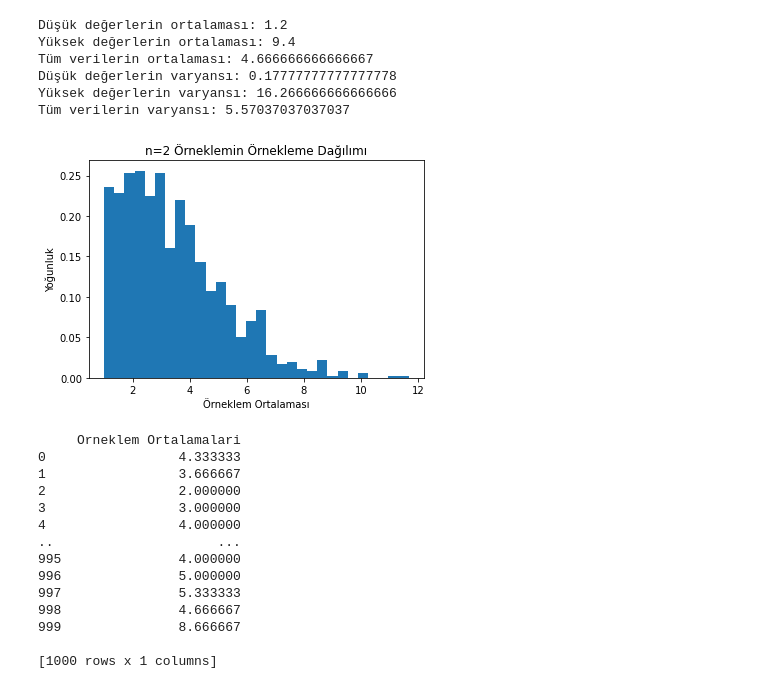
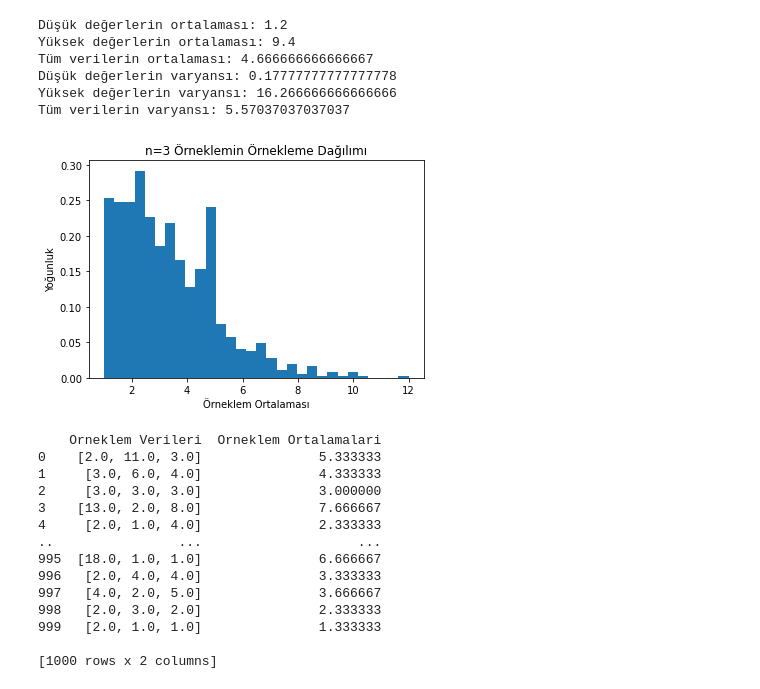
Before and after one commit to Berkay86/DeepPerson, a Jupyter notebook: onnumara.ipynb, the cells around one changed output. Drawn from its saved outputs; the diff is of its cells as text; code cells hidden in the pictures.

```diff
--- a/onnumara.ipynb
+++ b/onnumara.ipynb
@@ -487,46 +487,50 @@ Yüksek değerlerin varyansı: 16.266666666666666
 Tüm verilerin varyansı: 5.57037037037037
 # %%
 import numpy as np
+import pandas as pd
 import matplotlib.pyplot as plt
 
-# Popülasyon dağılımı
+# Verileri bir Excel dosyasından okuma
 data = pd.read_excel("birlesik.xlsx")
-data=data.iloc[:, 1]
+data = data.iloc[:, 1]
 data = data[~np.isnan(data)]
-
 population = data
 
 # Örneklem dağılımı
-n = 2
+n = 3
 sample_means = []
+samples = [] # seçilen örneklem verilerini saklamak için
 for i in range(1000):
-    sample = np.random.choice(population, size=3, replace=False)
+    sample = np.random.choice(population, size=n, replace=False)
+    samples.append(sample) # seçilen örneklem verilerini sakla
     sample_mean = np.mean(sample)
     sample_means.append(sample_mean)
 
 # Örneklem dağılımını görselleştirme
 plt.hist(sample_means, bins=30, density=True)
-plt.title("n=2 Örneklemin Örnekleme Dağılımı")
+plt.title("n=3 Örneklemin Örnekleme Dağılımı")
 plt.xlabel("Örneklem Ortalaması")
 plt.ylabel("Yoğunluk")
 plt.show()
-df = pd.DataFrame(sample_means, columns=['Orneklem Ortalamalari'])
 
-# Veri çerçevesinde örneklem ortalamalarını gösterme
+# Örneklem ortalamalarını ve seçilen örneklem verilerini bir veri çerçevesine dönüştürme
+df = pd.DataFrame({'Orneklem Verileri': samples, 'Orneklem Ortalamalari': sample_means})
+
+# Veri çerçevesinde örneklem ortalamalarını ve seçilen örneklem verilerini gösterme
 print(df)
 # %% [output]
-[figure, old version]
+[figure, new version]
-     Orneklem Ortalamalari
-0                 4.333333
-1                 3.666667
-2                 2.000000
-3                 3.000000
-4                 4.000000
-..                     ...
-995               4.000000
-996               5.000000
-997               5.333333
-998               4.666667
-999               8.666667
+    Orneklem Verileri  Orneklem Ortalamalari
+0    [2.0, 11.0, 3.0]               5.333333
+1     [3.0, 6.0, 4.0]               4.333333
+2     [3.0, 3.0, 3.0]               3.000000
+3    [13.0, 2.0, 8.0]               7.666667
+4     [2.0, 1.0, 4.0]               2.333333
+..                ...                    ...
+995  [18.0, 1.0, 1.0]               6.666667
+996   [2.0, 4.0, 4.0]               3.333333
+997   [4.0, 2.0, 5.0]               3.666667
+998   [2.0, 3.0, 2.0]               2.333333
+999   [2.0, 1.0, 1.0]               1.333333
 
-[1000 rows x 1 columns]
+[1000 rows x 2 columns]
```
Also changed, not shown: parts of 1 cell of this notebook.
